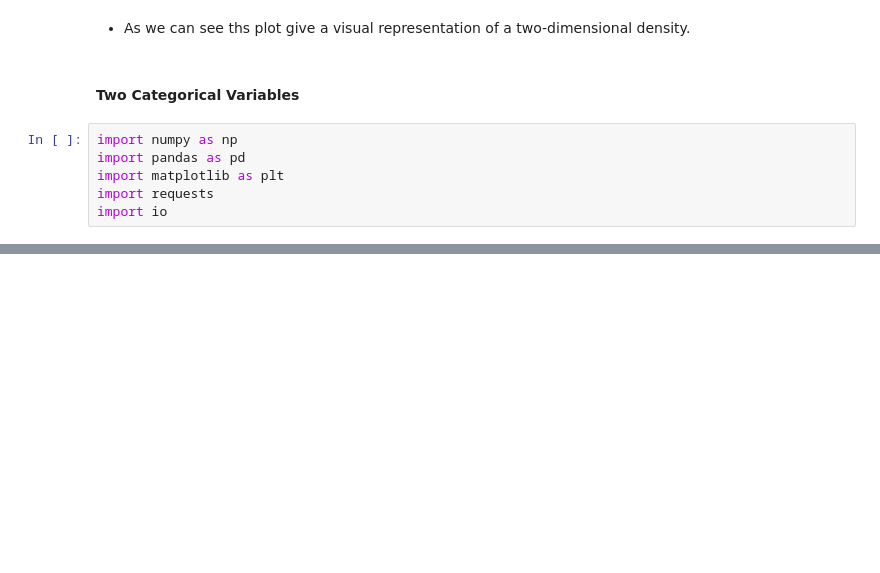
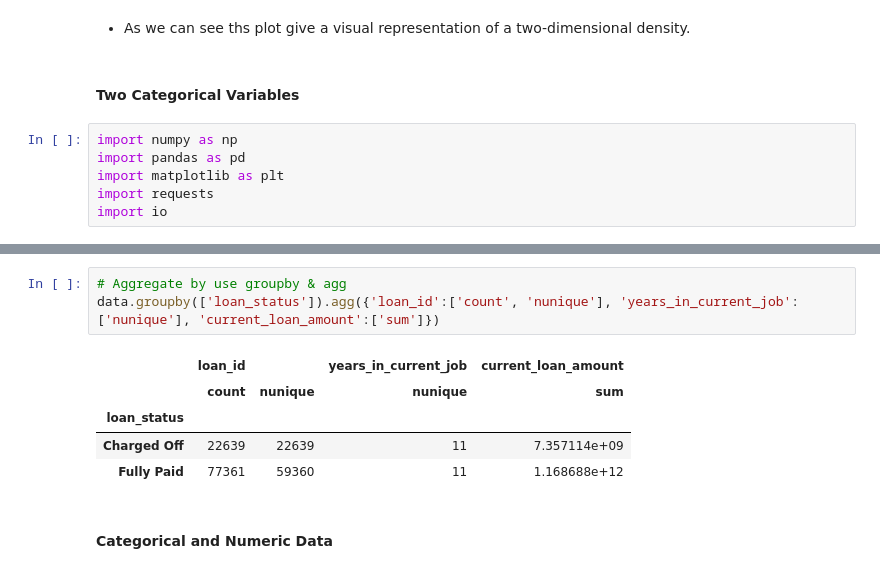
Before and after one commit to sitsawek/Practical-statistic-for-data-scientist, a Jupyter notebook: explore_data_analysis_part2.ipynb, the cells around one changed output, grey strips where cells are left out. Drawn from its saved outputs; the diff is of its cells as text; blank space fills up the shorter version.

```diff
--- a/explore_data_analysis_part2.ipynb
+++ b/explore_data_analysis_part2.ipynb
@@ -519,0 +535,11 @@ data_crosstab
+# %%
+# Aggregate by use groupby & agg
+data.groupby(['loan_status']).agg({'loan_id':['count', 'nunique'], 'years_in_current_job':['nunique'], 'current_loan_amount':['sum']})
+# %% [output]
+|  | loan_id |  | years_in_current_job | current_loan_amount |
+|  | count | nunique | nunique | sum |
+| loan_status |  |  |  |  |
+| Charged Off | 22639 | 22639 | 11 | 7.357114e+09 |
+| Fully Paid | 77361 | 59360 | 11 | 1.168688e+12 |
+# %% [markdown]
+#### Categorical and Numeric Data ####
```
Also changed, not shown: parts of 6 cells of this notebook.
